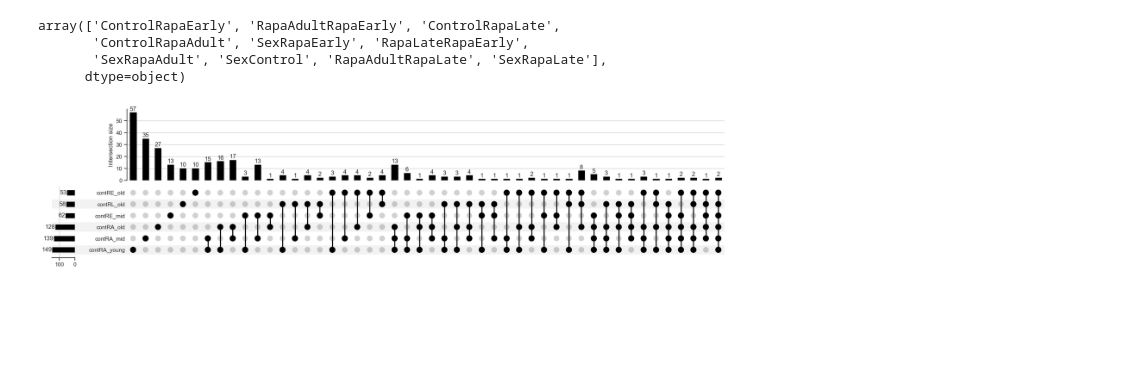
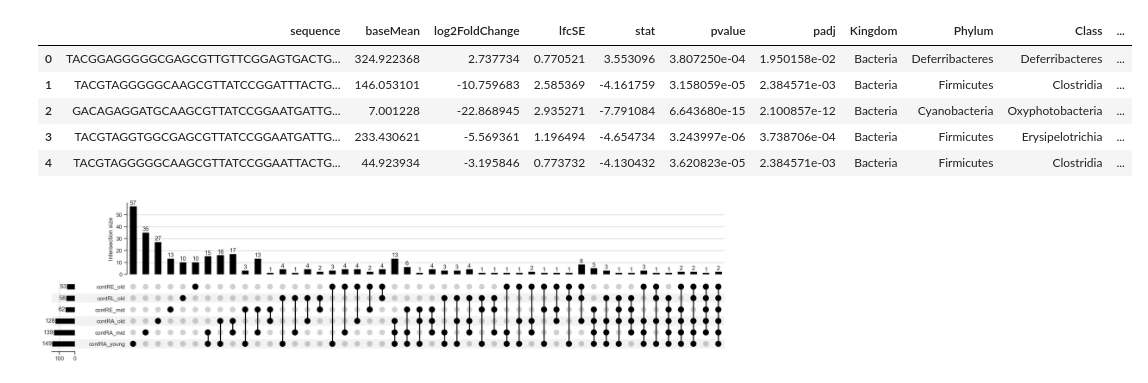
Before and after one commit to carolinamonzo/SG_MemoryRapamycin, a Jupyter notebook: new_rapamycin/scripts/memory.ipynb, the cells around one changed output. Drawn from its saved outputs; the diff is of its cells as text; code cells hidden in the pictures; blank space fills up the shorter version.

```diff
--- a/new_rapamycin/scripts/memory.ipynb
+++ b/new_rapamycin/scripts/memory.ipynb
@@ -75,12 +75,14 @@ mat["tax"] = list(mat["tax"].str.replace("_nan", "_NA"))
 # Merge matrix with FC and stuff with the correspondence to otu name
 mer = pd.merge(mat, df_fa, how = "left", on = "sequence")
 # %%
-mer["Comparison"].unique()
+mer.head()
 # %% [output]
-array(['ControlRapaEarly', 'RapaAdultRapaEarly', 'ControlRapaLate',
-       'ControlRapaAdult', 'SexRapaEarly', 'RapaLateRapaEarly',
-       'SexRapaAdult', 'SexControl', 'RapaAdultRapaLate', 'SexRapaLate'],
-      dtype=object)
+|  | sequence | baseMean | log2FoldChange | lfcSE | stat | pvalue | padj | Kingdom | Phylum | Class | ... |
+| 0 | TACGGAGGGGGCGAGCGTTGTTCGGAGTGACTG... | 324.922368 | 2.737734 | 0.770521 | 3.553096 | 3.807250e-04 | 1.950158e-02 | Bacteria | Deferribacteres | Deferribacteres | ... |
+| 1 | TACGTAGGGGGCAAGCGTTATCCGGATTTACTG... | 146.053101 | -10.759683 | 2.585369 | -4.161759 | 3.158059e-05 | 2.384571e-03 | Bacteria | Firmicutes | Clostridia | ... |
+| 2 | GACAGAGGATGCAAGCGTTATCCGGAATGATTG... | 7.001228 | -22.868945 | 2.935271 | -7.791084 | 6.643680e-15 | 2.100857e-12 | Bacteria | Cyanobacteria | Oxyphotobacteria | ... |
+| 3 | TACGTAGGTGGCGAGCGTTATCCGGAATGATTG... | 233.430621 | -5.569361 | 1.196494 | -4.654734 | 3.243997e-06 | 3.738706e-04 | Bacteria | Firmicutes | Erysipelotrichia | ... |
+| 4 | TACGTAGGGGGCAAGCGTTATCCGGAATTACTG... | 44.923934 | -3.195846 | 0.773732 | -4.130432 | 3.620823e-05 | 2.384571e-03 | Bacteria | Firmicutes | Clostridia | ... |
 # %%
 x = mer[mer["Age"] == "Mid"]
 contRA_mid = x[x["Comparison"] == "ControlRapaAdult"]["OTU"]
```
Also changed, not shown: 1 other file.
